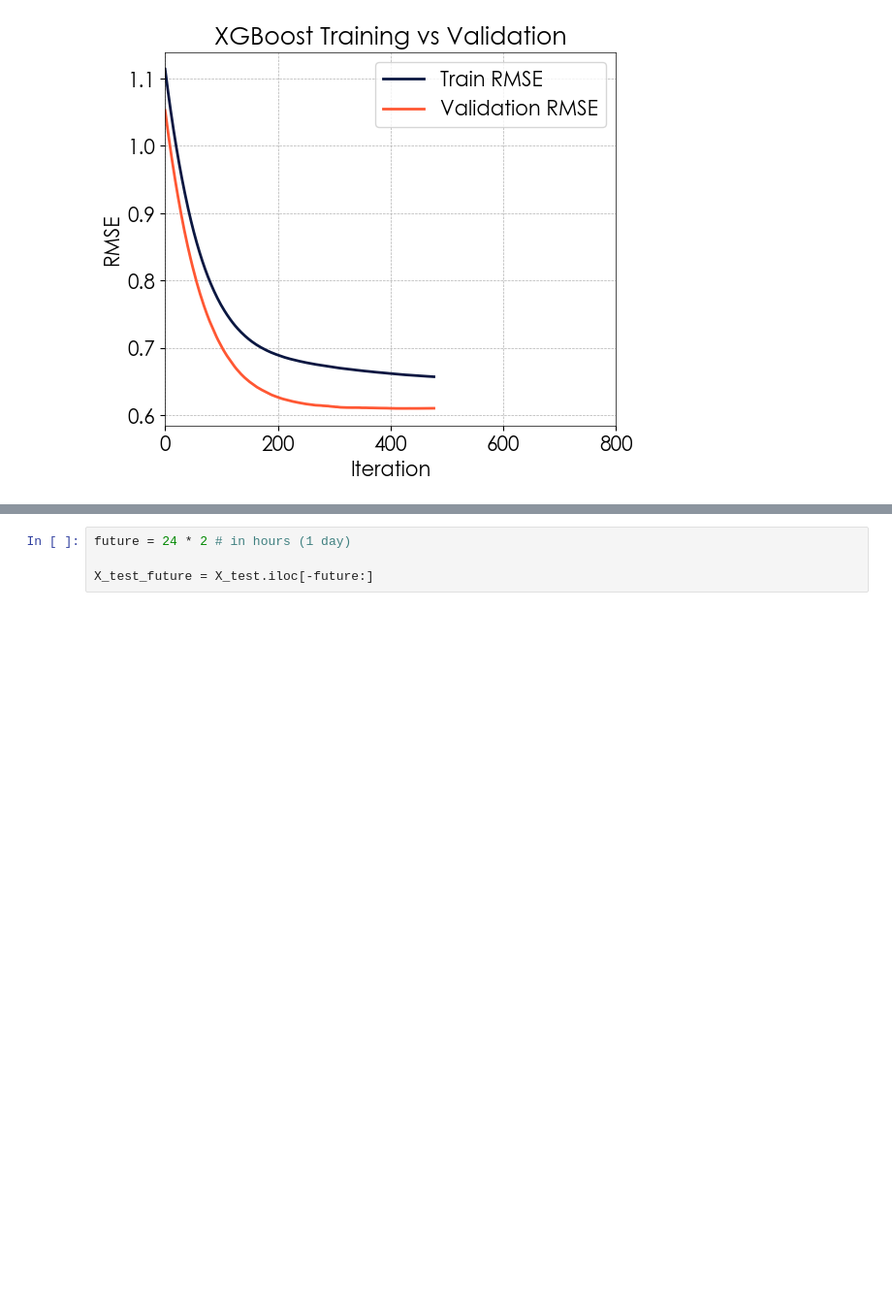
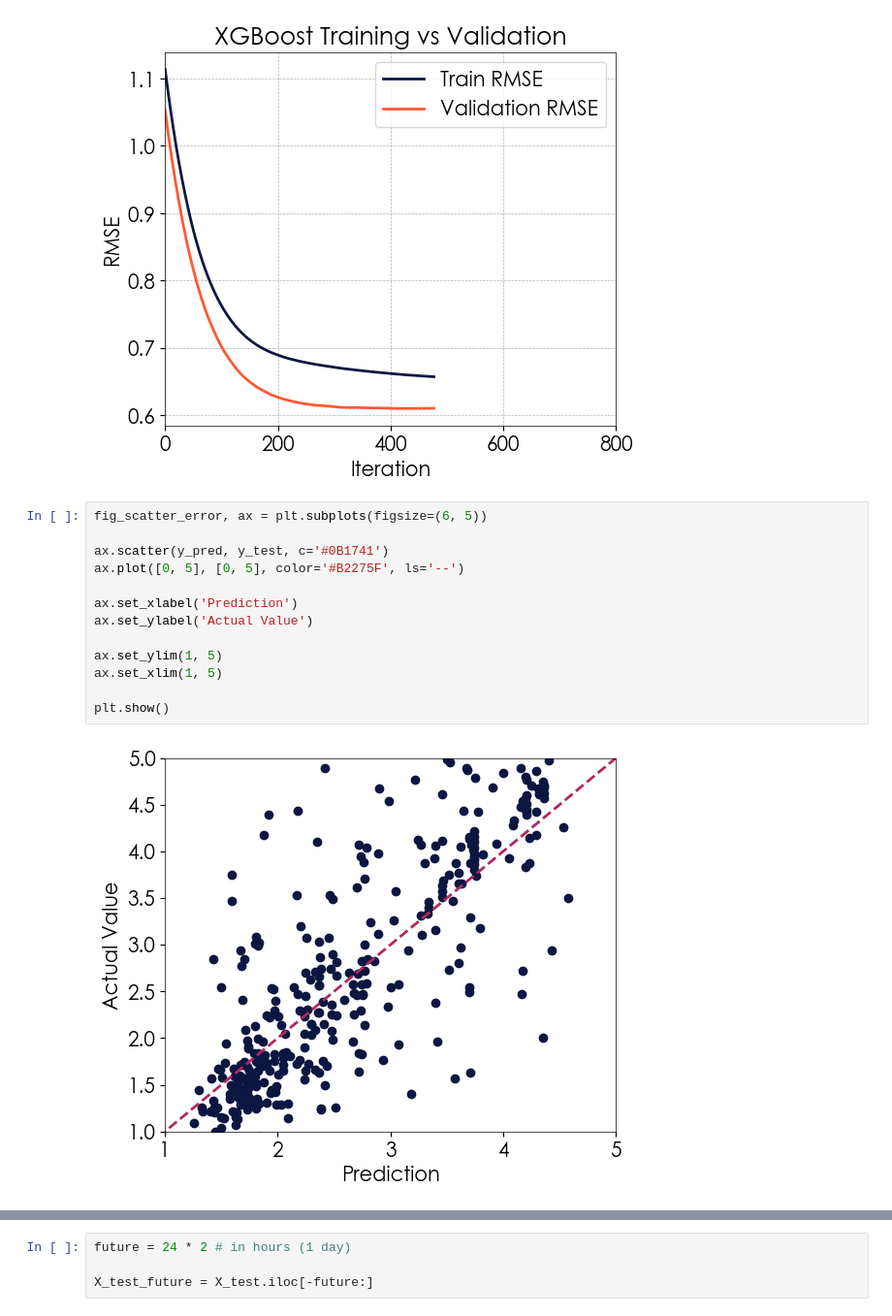
Before and after one commit to PauloCasmal/data-mining-study, a Jupyter notebook: Model-mining.ipynb, the cells around one changed output, grey strips where cells are left out. Shown at 97% size. Cells and saved outputs as stored; diff of their text form; blank space fills up the shorter version.

```diff
--- a/Model-mining.ipynb
+++ b/Model-mining.ipynb
@@ -450,3 +458,18 @@ ax.set_xlim(0, 800)
 plt.show()
 # %% [output]
 [figure]
+# %%
+fig_scatter_error, ax = plt.subplots(figsize=(6, 5))
+
+ax.scatter(y_pred, y_test, c='#0B1741')
+ax.plot([0, 5], [0, 5], color='#B2275F', ls='--')
+
+ax.set_xlabel('Prediction')
+ax.set_ylabel('Actual Value')
+
+ax.set_ylim(1, 5)
+ax.set_xlim(1, 5)
+
+plt.show()
+# %% [output]
+[figure, added]
```
Also changed, not shown: parts of 16 cells of this notebook, 2 other files.
